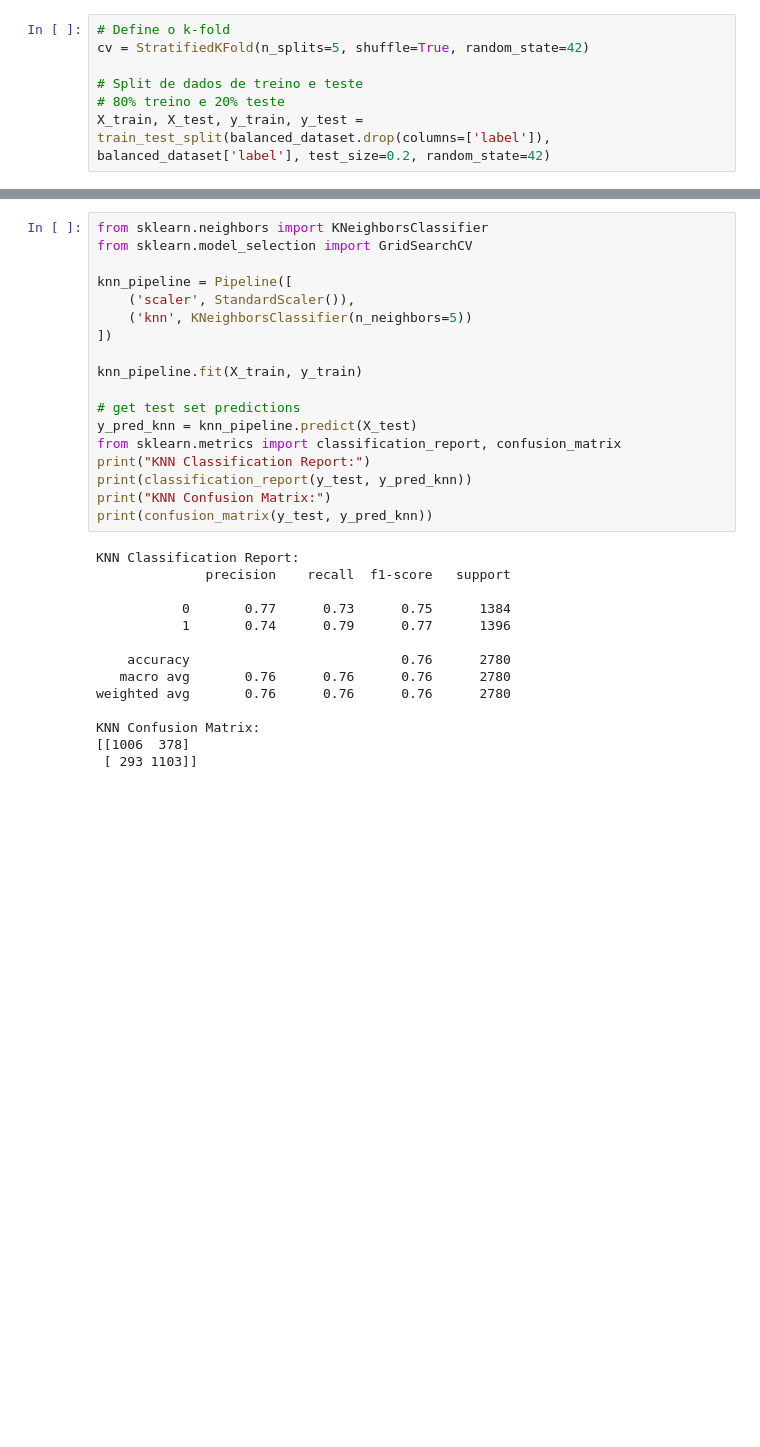
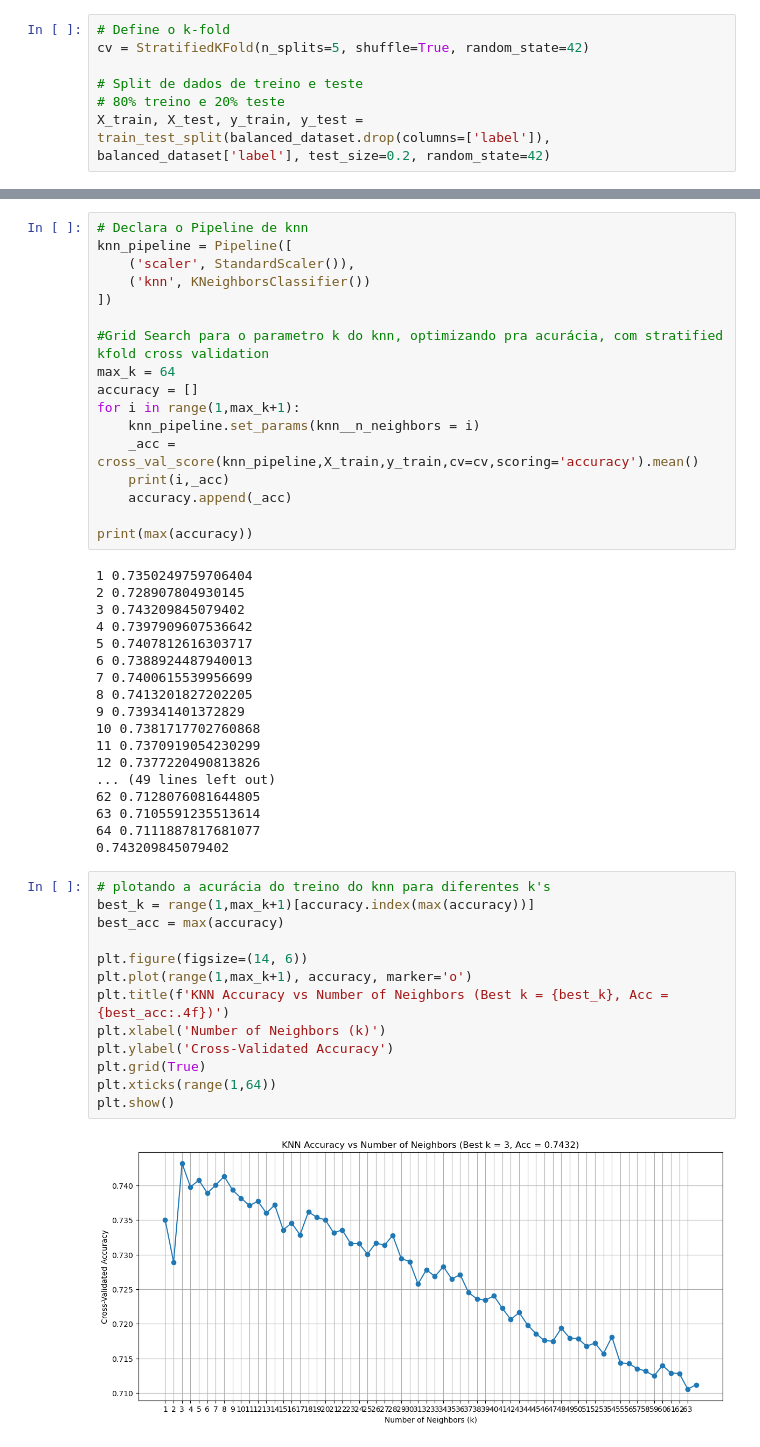
Before and after one commit to Zeronevi/phishing-classification, a Jupyter notebook: undersampling.ipynb, the cells around one changed output, grey strips where cells are left out. Cells and saved outputs as stored; diff of their text form; blank space fills up the shorter version.

```diff
--- a/undersampling.ipynb
+++ b/undersampling.ipynb
@@ -178,32 +192,50 @@ X_train, X_test, y_train, y_test = train_test_split(balanced_dataset.drop(column
 # %%
-from sklearn.neighbors import KNeighborsClassifier
-from sklearn.model_selection import GridSearchCV
-
+# Declara o Pipeline de knn
 knn_pipeline = Pipeline([
     ('scaler', StandardScaler()),
-    ('knn', KNeighborsClassifier(n_neighbors=5))
+    ('knn', KNeighborsClassifier())
 ])
 
-knn_pipeline.fit(X_train, y_train)
+#Grid Search para o parametro k do knn, optimizando pra acurácia, com stratified kfold cross validation
+max_k = 64
+accuracy = []
+for i in range(1,max_k+1):
+    knn_pipeline.set_params(knn__n_neighbors = i)
+    _acc = cross_val_score(knn_pipeline,X_train,y_train,cv=cv,scoring='accuracy').mean()
+    print(i,_acc)
+    accuracy.append(_acc)
 
-# get test set predictions
-y_pred_knn = knn_pipeline.predict(X_test)
-from sklearn.metrics import classification_report, confusion_matrix
-print("KNN Classification Report:")
-print(classification_report(y_test, y_pred_knn))
-print("KNN Confusion Matrix:")
-print(confusion_matrix(y_test, y_pred_knn))
+print(max(accuracy))
 # %% [output]
-KNN Classification Report:
-              precision    recall  f1-score   support
-
-           0       0.77      0.73      0.75      1384
-           1       0.74      0.79      0.77      1396
-
-    accuracy                           0.76      2780
-   macro avg       0.76      0.76      0.76      2780
-weighted avg       0.76      0.76      0.76      2780
-
-KNN Confusion Matrix:
-[[1006  378]
- [ 293 1103]]
+1 0.7350249759706404
+2 0.728907804930145
+3 0.743209845079402
+4 0.7397909607536642
+5 0.7407812616303717
+6 0.7388924487940013
+7 0.7400615539956699
+8 0.7413201827202205
+9 0.739341401372829
+10 0.7381717702760868
+11 0.7370919054230299
+12 0.7377220490813826
+... (49 lines left out)
+62 0.7128076081644805
+63 0.7105591235513614
+64 0.7111887817681077
+0.743209845079402
+# %%
+# plotando a acurácia do treino do knn para diferentes k's
+best_k = range(1,max_k+1)[accuracy.index(max(accuracy))]
+best_acc = max(accuracy)
+
+plt.figure(figsize=(14, 6))
+plt.plot(range(1,max_k+1), accuracy, marker='o')
+plt.title(f'KNN Accuracy vs Number of Neighbors (Best k = {best_k}, Acc = {best_acc:.4f})')
+plt.xlabel('Number of Neighbors (k)')
+plt.ylabel('Cross-Validated Accuracy')
+plt.grid(True)
+plt.xticks(range(1,64))
+plt.show()
+# %% [output]
+[figure, added]
```
Also changed, not shown: parts of 22 cells of this notebook.
